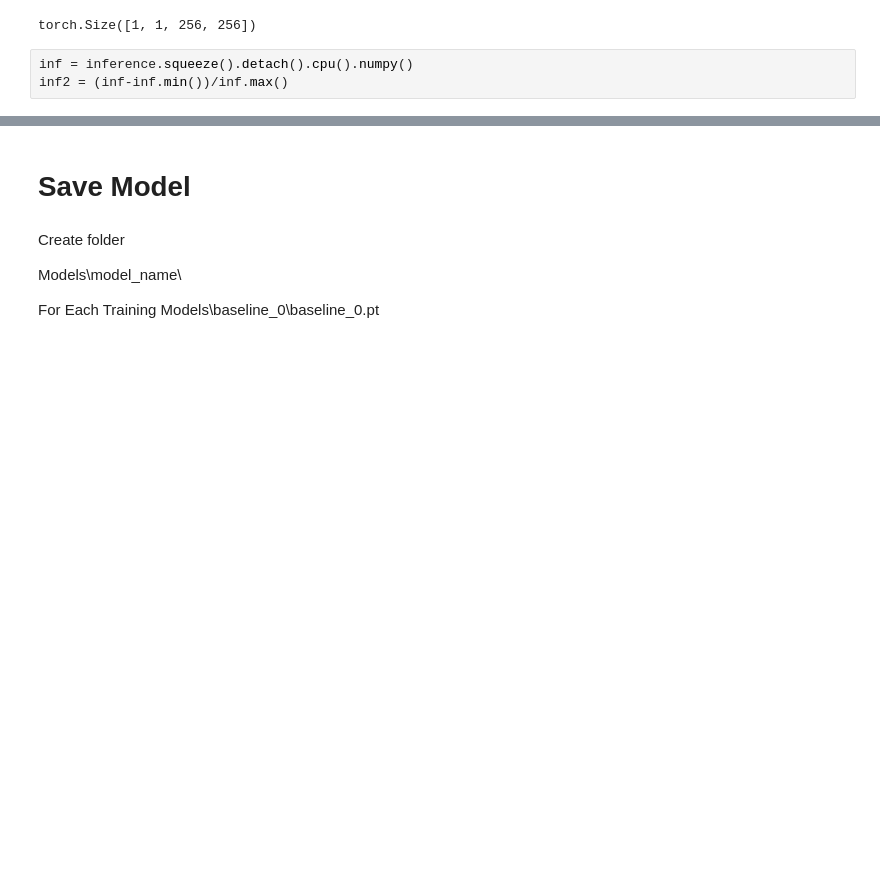
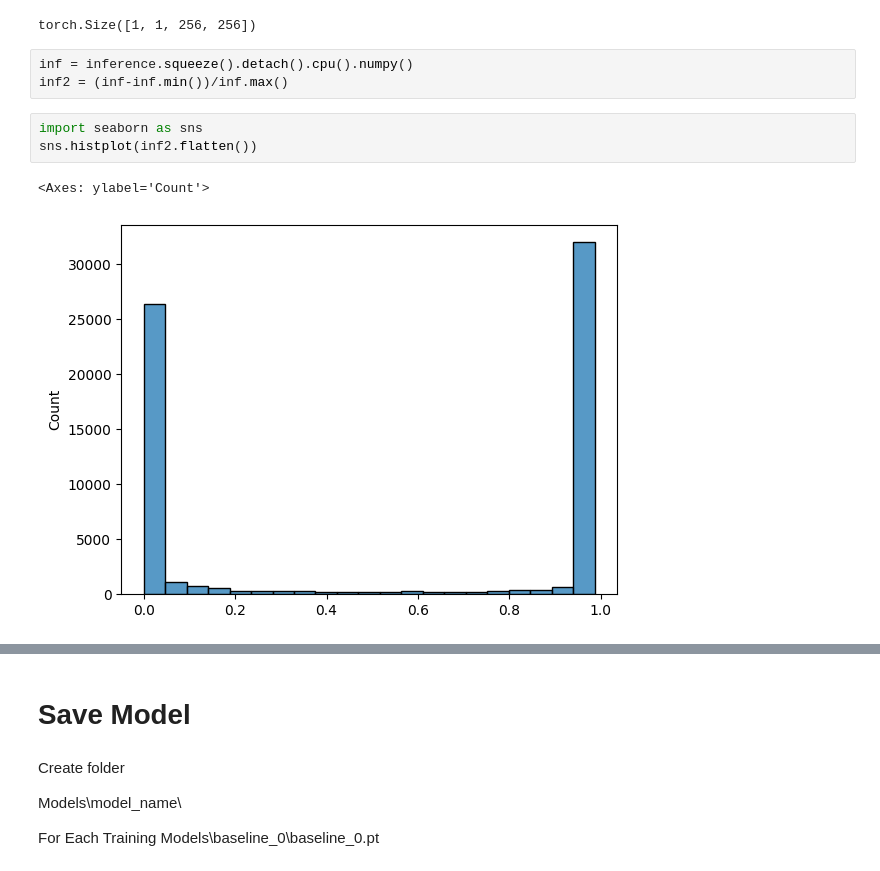
Before and after one commit to RyanChew1/Chest-CT-CAC-Scores, a Jupyter notebook: breast_cancer_unet.ipynb, the cells around one changed output, grey strips where cells are left out. Drawn from its saved outputs; the diff is of its cells as text; blank space fills up the shorter version.

```diff
--- a/breast_cancer_unet.ipynb
+++ b/breast_cancer_unet.ipynb
@@ -428,4 +437,10 @@ torch.Size([1, 1, 256, 256])
 # %%
 inf = inference.squeeze().detach().cpu().numpy()
 inf2 = (inf-inf.min())/inf.max()
+# %%
+import seaborn as sns
+sns.histplot(inf2.flatten())
+# %% [output]
+<Axes: ylabel='Count'>
+[figure, added]
 # %%
```
Also changed, not shown: parts of 16 cells of this notebook.
